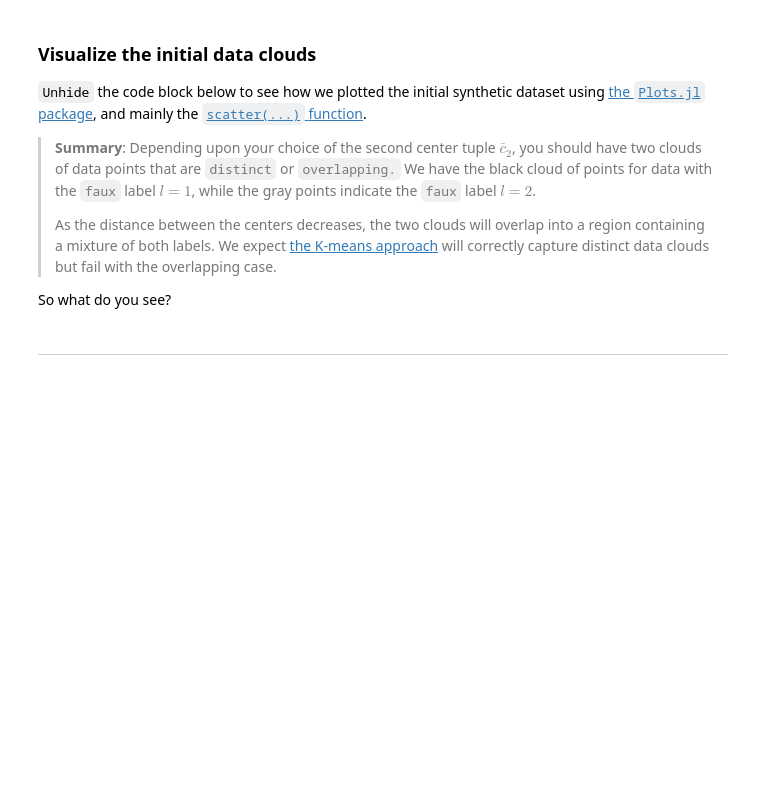
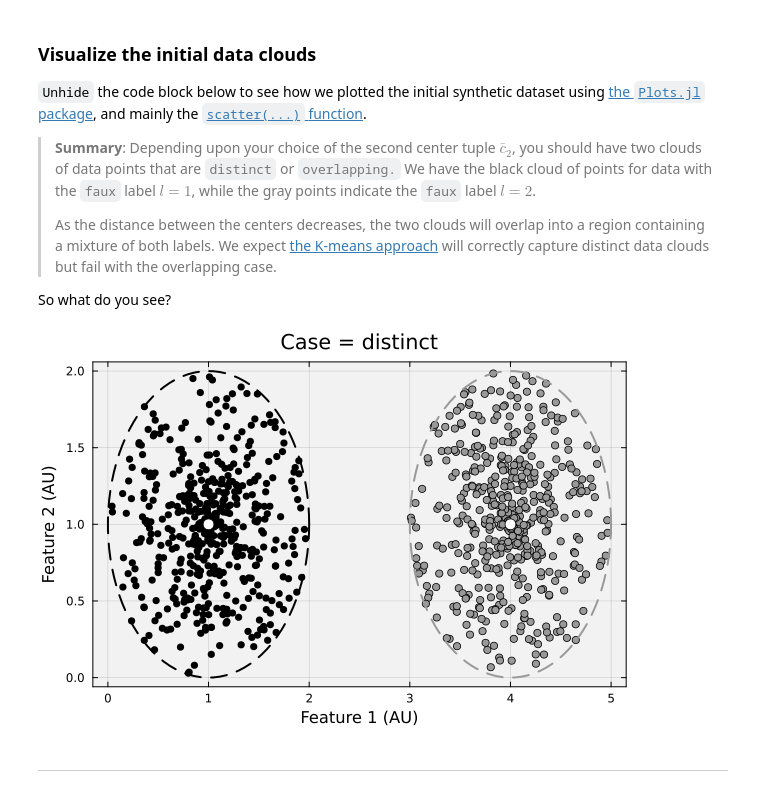
Before and after one commit to CHEME-5820-Spring-2026/ps1-5820-s26-fkm26, a Jupyter notebook: PS1-CHEME-5820-Student-S26.ipynb, the cells around one changed output. Saved outputs shown, nothing was run; the diff lists cells and outputs as text; code cells hidden in the pictures; blank space fills up the shorter version.

```diff
--- a/PS1-CHEME-5820-Student-S26.ipynb
+++ b/PS1-CHEME-5820-Student-S26.ipynb
@@ -258,35 +276,36 @@ So what do you see?
 # %%
 # STUDENT TASK: After you build D̂, uncomment the entire block below to visualize.
 # (Visualization code is provided - just remove the #= and =# markers)
-#=
+
 let
 
     dataset = D̂; # what dataset am I looking at?
     horizontal_index = 1;
     vertical_index = 2;
     p = plot(bg="gray95", background_color_outside="white", framestyle = :box, fg_legend = :transparent); # make an empty plot
 
     circle_one = fixedcircle(c̄₁);
     circle_two = fixedcircle(c̄₂);
 
     for i ∈ 1:total_number_of_points
         label = dataset[i,3]; # label
         c = :black;
         if label == 2
             c = :gray60
         end
         scatter!([dataset[i, horizontal_index]], [dataset[i, vertical_index]], label="", mec=:navy, c=c)
     end
 
     scatter!([c̄₁[1]], [c̄₁[2]], ms=6, mec=:black, c=:white, label="")
     scatter!([c̄₂[1]], [c̄₂[2]], ms=6, mec=:gray60, c=:white, label="")
     plot!(circle_one[:,1], circle_one[:,2], lw=2, c=:black, ls=:dash, label="")
     plot!(circle_two[:,1], circle_two[:,2], lw=2, c=:gray60, ls=:dash, label="")
     xlabel!("Feature 1 (AU)", fontsize=18);
     ylabel!("Feature 2 (AU)", fontsize=18);
     title!("Case = $(case_label)", fontsize=18)
 end
-=#
+# %% [output]
+[figure, added]
 # %% [markdown]
 ___
 # %% [markdown]
```
Also changed, not shown: parts of 20 cells of this notebook, 45 other files.
